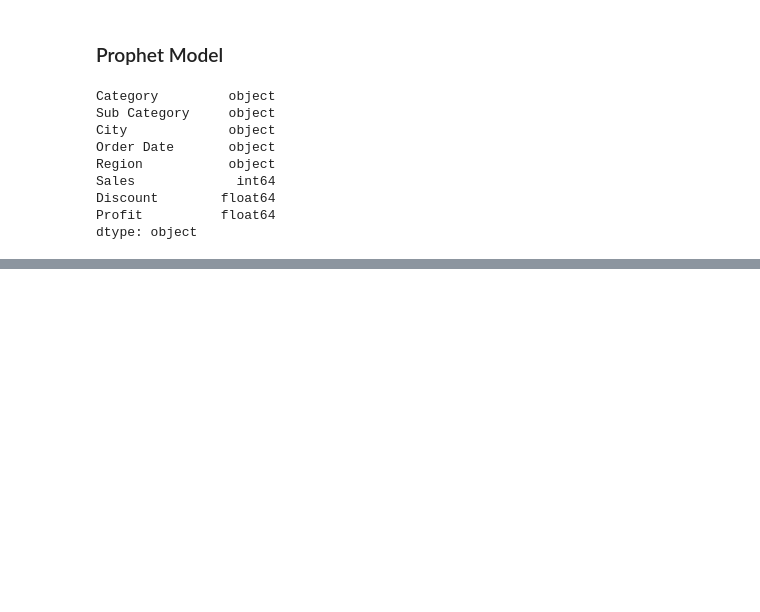
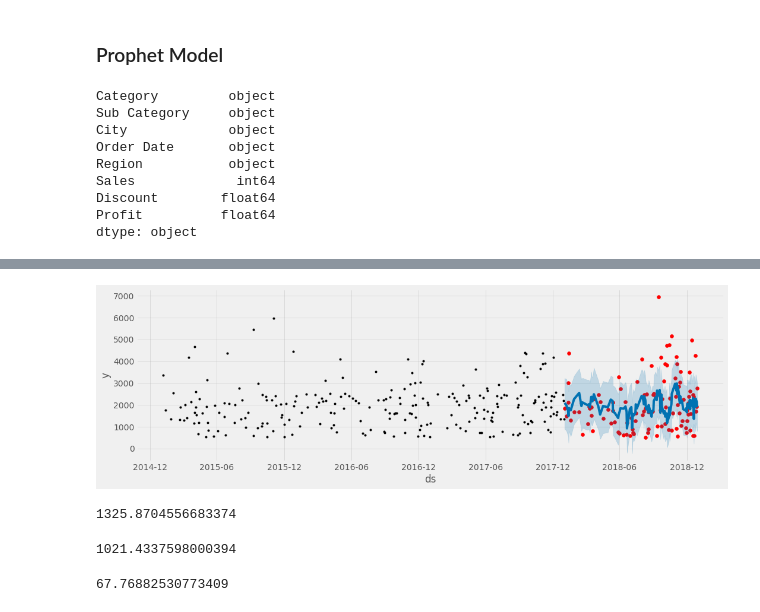
Before and after one commit to ruwzeta/1007FinalProject, a Jupyter notebook: Data Cleaning.ipynb, the cells around one changed output, grey strips where cells are left out. Saved outputs shown, nothing was run; the diff lists cells and outputs as text; code cells hidden in the pictures; blank space fills up the shorter version.

```diff
--- a/Data Cleaning.ipynb
+++ b/Data Cleaning.ipynb
@@ -301,0 +441,22 @@ df2_grouped.index = pd.to_datetime(df2_grouped.index,format="%m-%d-%Y", errors='
+# %%
+# Plot the forecast with the actuals
+f, ax = plt.subplots(figsize=(15, 5))
+ax.scatter(masala_test.index, masala_test['Sales'], color='r')
+fig = model.plot(masala_test_fcst, ax=ax)
+# %% [output]
+[figure, added]
+# %%
+np.sqrt(mean_squared_error(y_true=masala_test['Sales'],
+                   y_pred=masala_test_fcst['yhat']))
+# %% [output]
+1325.8704556683374
+# %%
+mean_absolute_error(y_true=masala_test['Sales'],
+                   y_pred=masala_test_fcst['yhat'])
+# %% [output]
+1021.4337598000394
+# %%
+mean_absolute_percentage_error(y_true=masala_test['Sales'],
+                   y_pred=masala_test_fcst['yhat'])
+# %% [output]
+67.76882530773409
```
Also changed, not shown: parts of 12 cells of this notebook.
